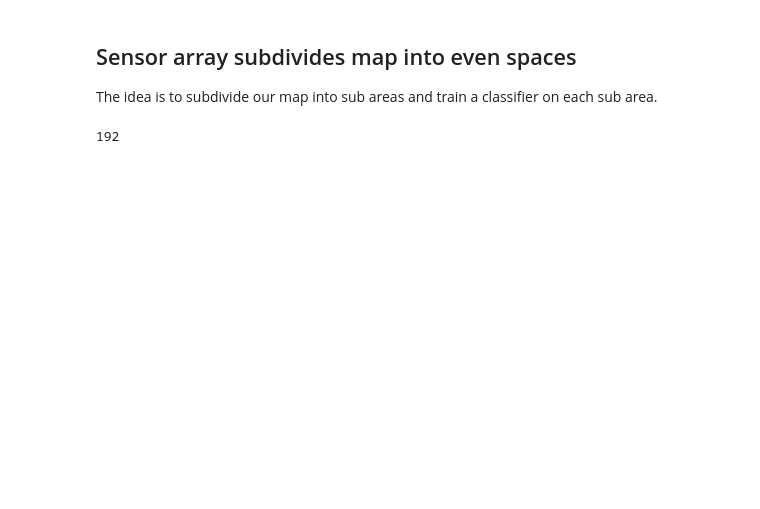
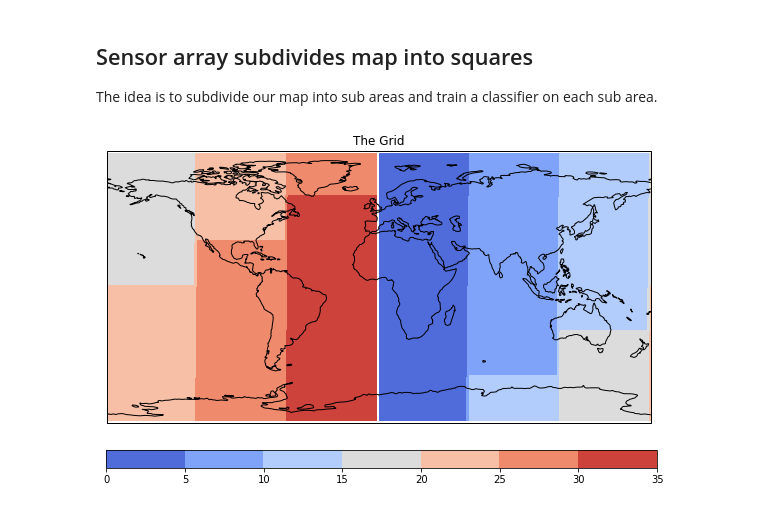
Before and after one commit to HIDA-Datathon/team_agnostic, a Jupyter notebook: SensorArray.ipynb, the cells around one changed output. Drawn from its saved outputs; the diff is of its cells as text; code cells hidden in the pictures; blank space fills up the shorter version.

```diff
--- a/SensorArray.ipynb
+++ b/SensorArray.ipynb
@@ -122,10 +165,21 @@ len_lon = lon.shape[0]
 VOL =  Dataset('data/Volc_Forc_AOD_1st_mill.nc', 'r')['AOD'][:, 0, 0]
 SUN =  Dataset('data/Solar_forcing_1st_mill.nc', 'r')['TSI'][:, 0, 0]
 # %% [markdown]
-## Sensor array subdivides map into even spaces
+## Sensor array subdivides map into squares
 The idea is to subdivide our map into sub areas and train a classifier on each sub area.
 # %%
 sensor_grid = sensor_fields(len_lat, len_lon, 6, 6)
+# %%
+fig, axes = plt.subplots(1, 1, figsize=(15, 5), subplot_kw={'projection': ccrs.PlateCarree()})
+axes.set_global()
+axes.coastlines()
+im = axes.contourf(lon, lat, sensor_grid,transform=ccrs.PlateCarree(), cmap='coolwarm')
+cax = fig.add_axes([0.26, 0.0, 0.51, 0.05])
+fig.colorbar(im, cax=cax, orientation='horizontal')
+axes.set_title('The Grid')
+plt.savefig('correlation_plots/grid_design.png', transparent=True, bbox_inches='tight')
+# %% [output]
+[figure, added]
 # %%
 # Really hacky but it might do the trick
 SUN_min = pd.DataFrame(SUN, columns=['SUN'])['SUN'].rolling(window=11,center=True,min_periods=1).min().values
@@ -133,7 +187,3 @@ VOL_max = pd.DataFrame(VOL, columns=['VOL'])['VOL'].rolling(window=11,center=Tru
 # Featurize SUN time:
 SUN_class = SUN == SUN_min
 VOL_class = np.logical_and(VOL == VOL_max, VOL_max != 0)
-# %%
-len_lon
-# %% [output]
-192
```
Also changed, not shown: parts of 17 cells of this notebook, 7 other files.
